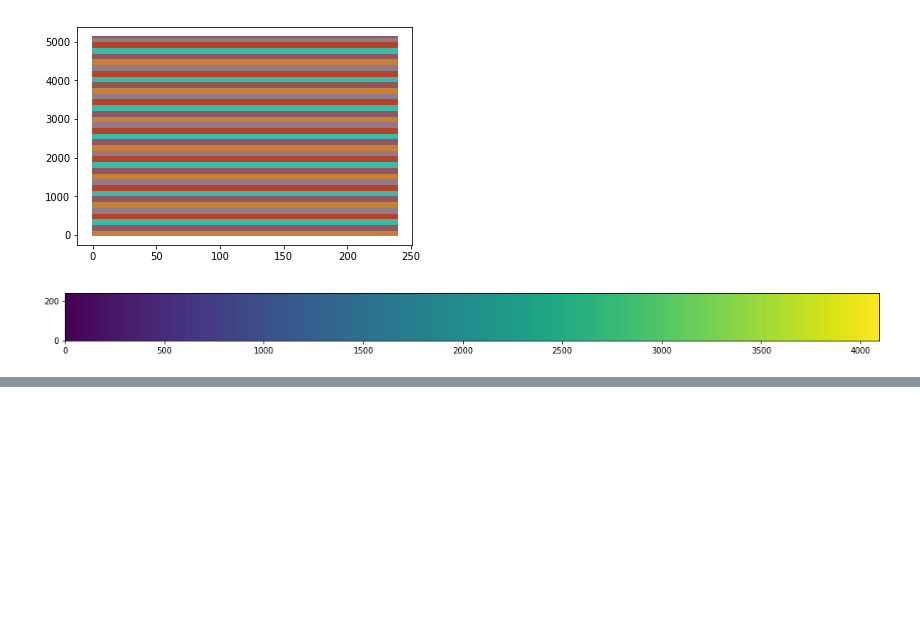
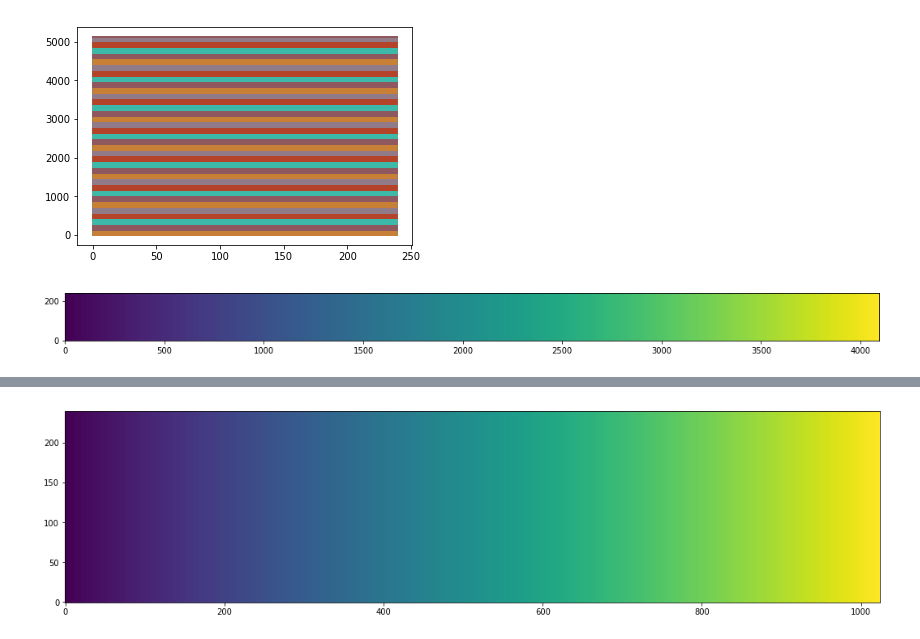
Before and after one commit to Jawagnercarena/GANWork, a Jupyter notebook: testingArraysPloting.ipynb, the cells around one changed output, grey strips where cells are left out. Saved outputs shown, nothing was run; the diff lists cells and outputs as text; code cells hidden in the pictures; blank space fills up the shorter version.

```diff
--- a/testingArraysPloting.ipynb
+++ b/testingArraysPloting.ipynb
@@ -214,0 +326,6 @@ plt.show()
+# %%
+fig = plt.figure(figsize=(18, 6))
+plt.imshow(downsizeArray, origin='lower')
+plt.show()
+# %% [output]
+[figure, added]
```
Also changed, not shown: parts of 9 cells of this notebook.
